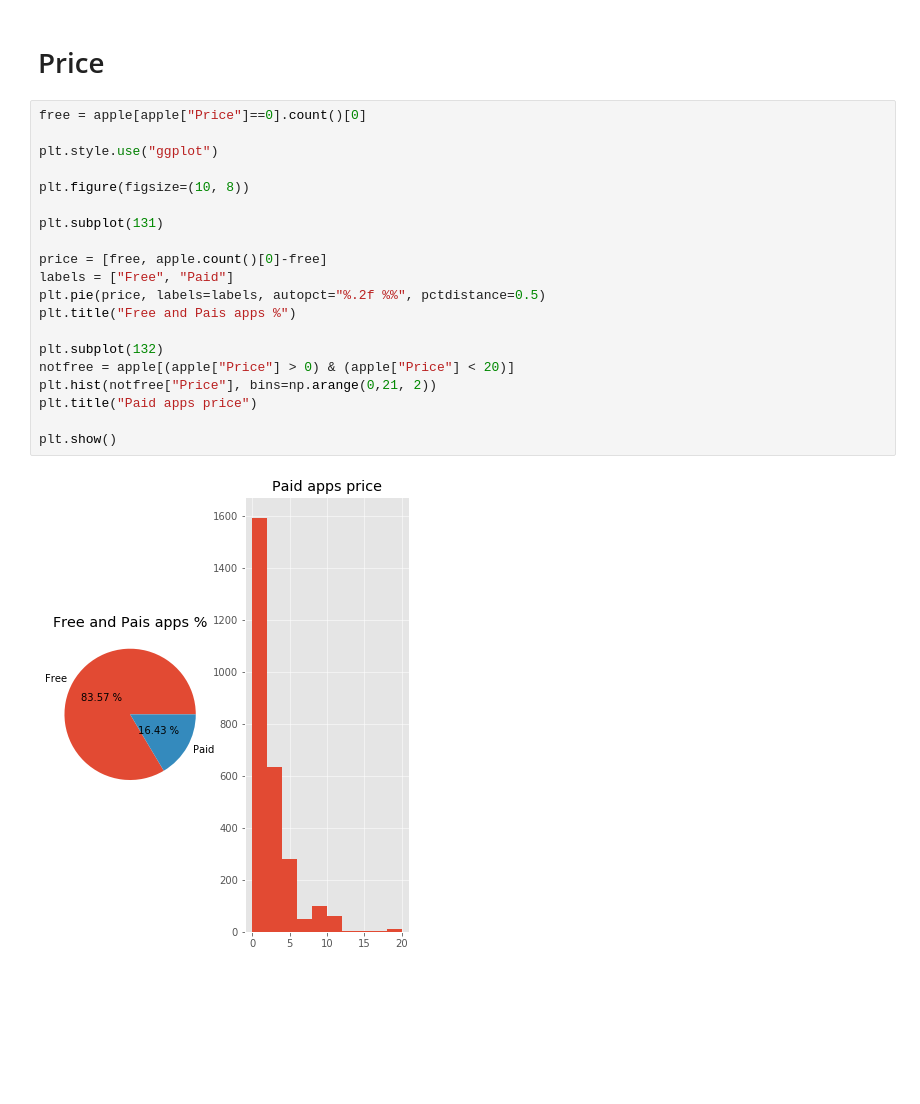
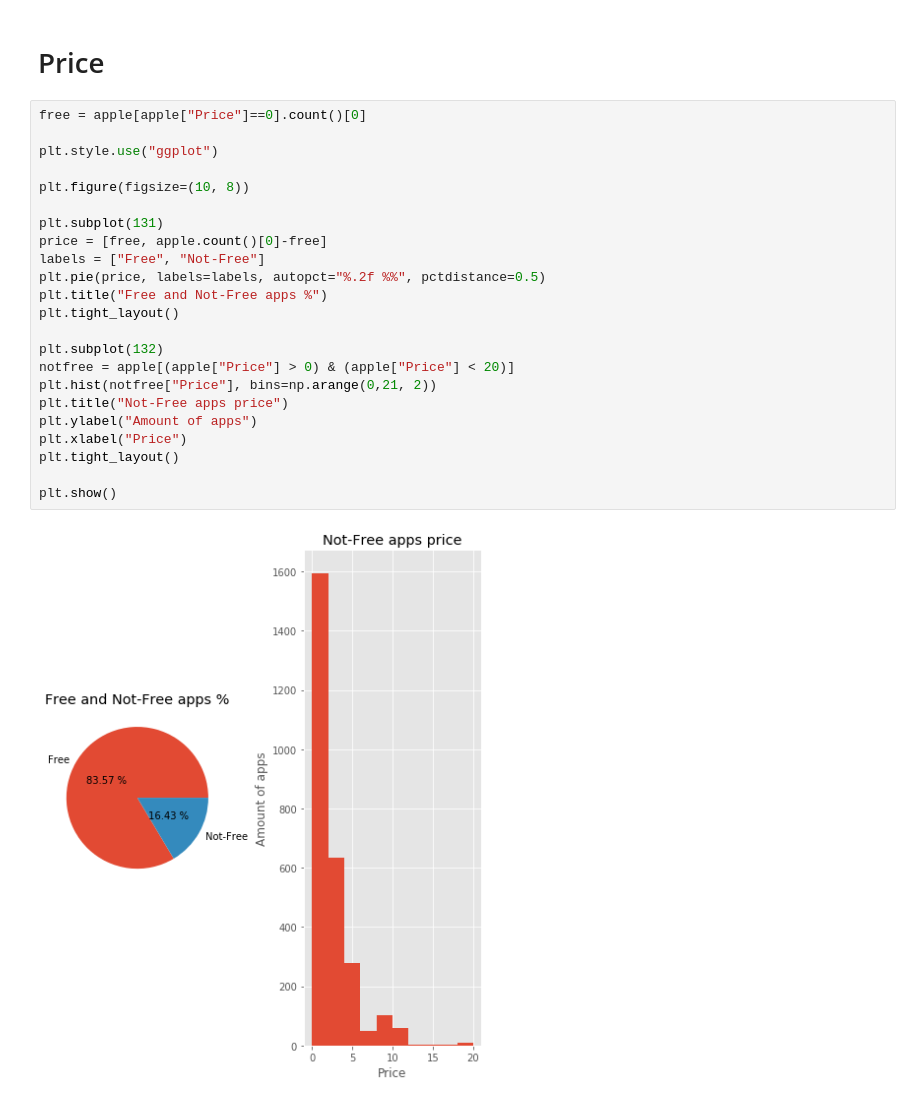
Before and after one commit to Xovesh/Data-Science, a Jupyter notebook: AppleStore/AppleApp.ipynb, the cells around one changed output. Cells and saved outputs as stored; diff of their text form; blank space fills up the shorter version.

Commit message:
Fix apple dataset layout

```diff
--- a/AppleStore/AppleApp.ipynb
+++ b/AppleStore/AppleApp.ipynb
@@ -37,22 +37,25 @@ apple
 # %%
 free = apple[apple["Price"]==0].count()[0]
 
 plt.style.use("ggplot")
 
 plt.figure(figsize=(10, 8))
 
 plt.subplot(131)
-
 price = [free, apple.count()[0]-free]
-labels = ["Free", "Paid"]
+labels = ["Free", "Not-Free"]
 plt.pie(price, labels=labels, autopct="%.2f %%", pctdistance=0.5)
-plt.title("Free and Pais apps %")
+plt.title("Free and Not-Free apps %")
+plt.tight_layout()
 
 plt.subplot(132)
 notfree = apple[(apple["Price"] > 0) & (apple["Price"] < 20)]
 plt.hist(notfree["Price"], bins=np.arange(0,21, 2))
-plt.title("Paid apps price")
+plt.title("Not-Free apps price")
+plt.ylabel("Amount of apps")
+plt.xlabel("Price")
+plt.tight_layout()
 
 plt.show()
 # %% [output]
-[figure, old version]
+[figure, new version]
```
